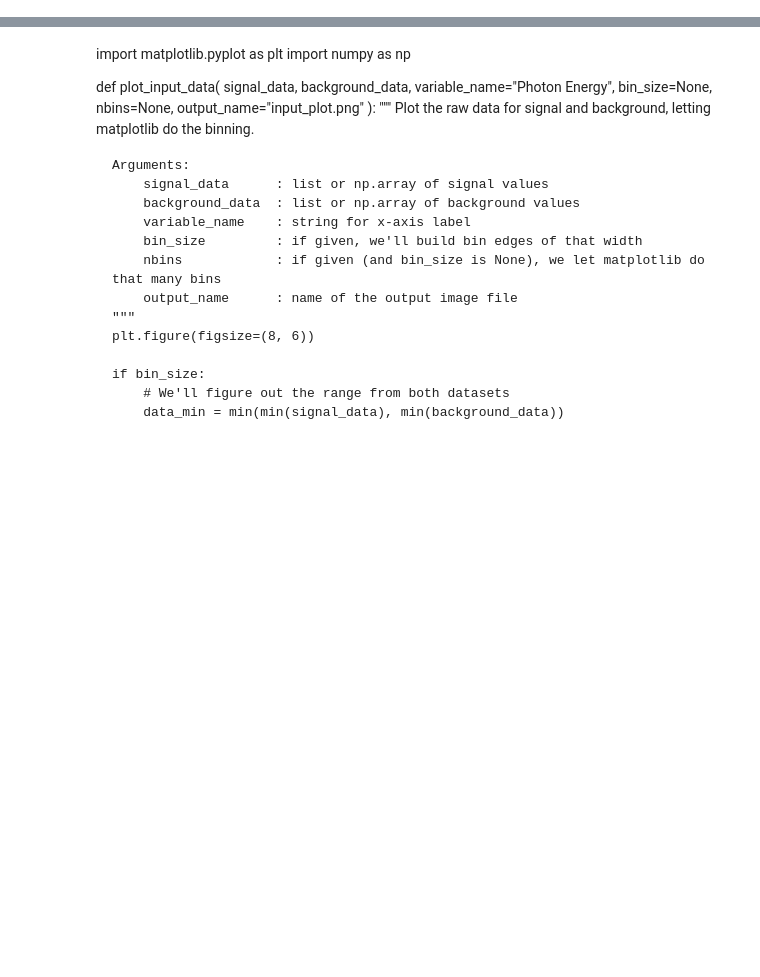
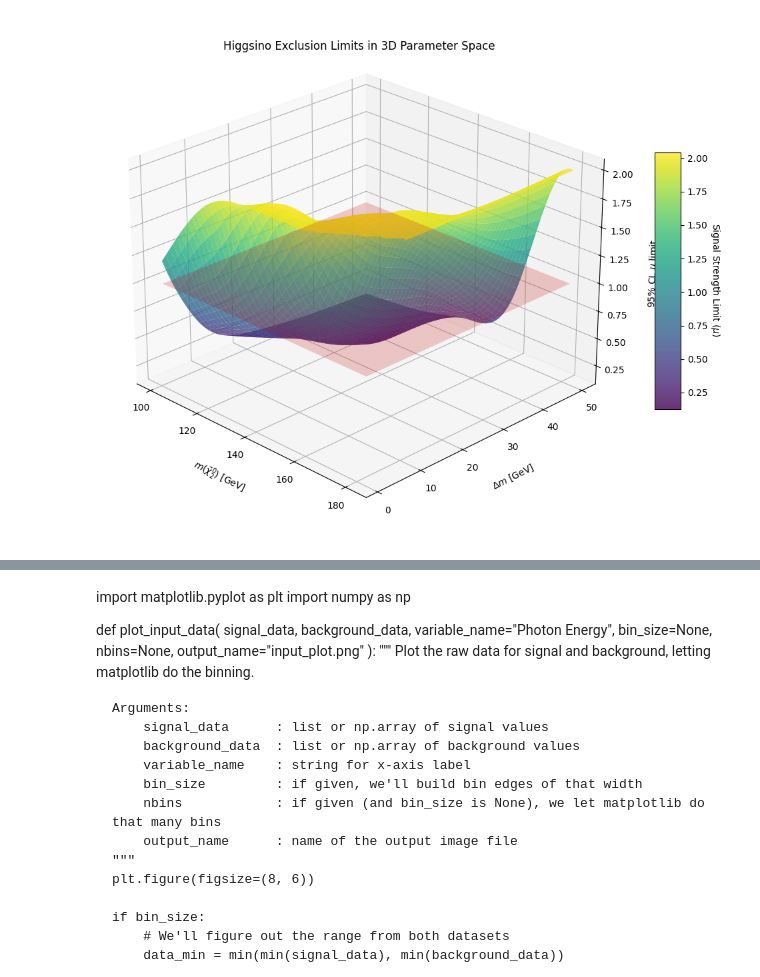
Before and after one commit to Long26696/FCC, a Jupyter notebook: jjia_notebook (1) (1)-Copy1 (1).ipynb, the cells around one changed output, grey strips where cells are left out. Cells and saved outputs as stored; diff of their text form; code cells hidden in the pictures; blank space fills up the shorter version.

```diff
--- a/jjia_notebook (1) (1)-Copy1 (1).ipynb
+++ b/jjia_notebook (1) (1)-Copy1 (1).ipynb
@@ -387,0 +514,68 @@ plt.show()
+# %%
+import json
+import matplotlib.pyplot as plt
+import numpy as np
+from mpl_toolkits.mplot3d import Axes3D
+from scipy.interpolate import griddata
+
+with open("fit_results.json", "r") as f:
+    results = json.load(f)
+
+# Extract data from results
+m_chi2 = [d['m_N2'] for d in results]          # <-- DEFINE THESE VARIABLES
+delta_m = [d['delta_m'] for d in results]
+mu_limits = [d['exp_limits'][2] for d in results]
+
+# Create 3D figure
+fig = plt.figure(figsize=(12, 8))
+ax = fig.add_subplot(111, projection='3d')
+
+# Create grid coordinates
+xi = np.linspace(min(m_chi2), max(m_chi2), 50)
+yi = np.linspace(min(delta_m), max(delta_m), 50)
+xi, yi = np.meshgrid(xi, yi)
+
+# Interpolate z-values onto grid
+zi = griddata((m_chi2, delta_m), mu_limits, (xi, yi), method='cubic')
+
+# Create surface plot
+surf = ax.plot_surface(xi, yi, zi, cmap='viridis',
+                      edgecolor='none', alpha=0.8)
+
+# Add contour projections
+ax.contour(xi, yi, zi, 10, offset=zi.min(),
+          cmap='viridis', linestyles='solid')
+
+# Customize labels
+ax.set_xlabel(r'$m(\tilde{\chi}_2^0)$ [GeV]', labelpad=12)
+ax.set_ylabel(r'$\Delta m$ [GeV]', labelpad=12)
+ax.set_zlabel(r'95% CL $\mu$ limit', labelpad=12)
+
+# Add color bar
+cbar = fig.colorbar(surf, shrink=0.5, aspect=10)
+cbar.set_label(r'Signal Strength Limit ($\mu$)', rotation=270, labelpad=15)
+
+# Set viewing angle
+ax.view_init(elev=25, azim=-45)
+
+# Add grid
+ax.grid(True, alpha=0.3)
+
+# Add title
+plt.title("Higgsino Exclusion Limits in 3D Parameter Space", y=1.02)
+
+# Highlight exclusion region (μ < 1)
+ax.azim = -45
+ax.dist = 10
+ax.elev = 25
+
+# Add plane at μ=1 for reference
+xx, yy = np.meshgrid(np.linspace(min(m_chi2), max(m_chi2)),  # <-- CHANGE x to m_chi2
+                     np.linspace(min(delta_m), max(delta_m))) # <-- CHANGE y to delta_m
+ax.plot_surface(xx, yy, np.ones_like(xx), color='red', alpha=0.2)
+
+plt.tight_layout()
+plt.savefig("3D_Higgsino_Exclusion.png", dpi=300, bbox_inches='tight')
+plt.show()
+# %% [output]
+[figure, added]
```
Also changed, not shown: parts of 20 cells of this notebook.
